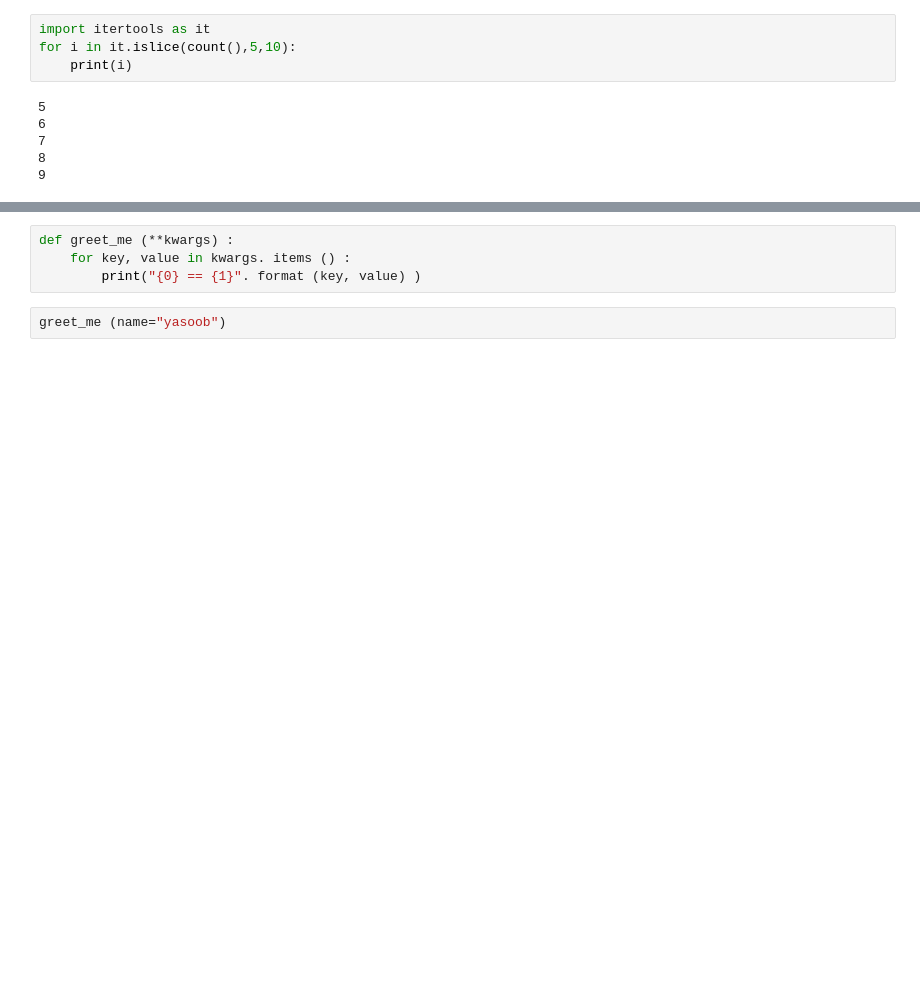
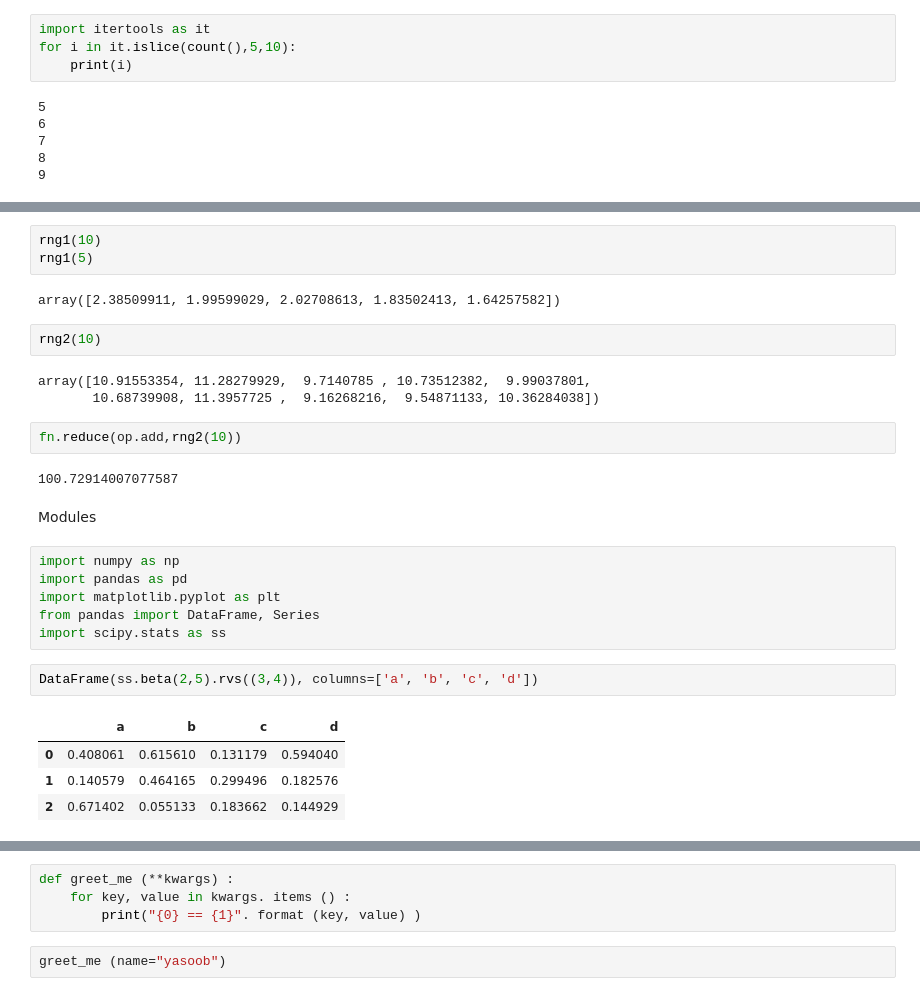
Before and after one commit to gitony0101/selfstudy, a Jupyter notebook: duke/functions.ipynb, the cells around one changed output, grey strips where cells are left out. Saved outputs shown, nothing was run; the diff lists cells and outputs as text; blank space fills up the shorter version.

```diff
--- a/duke/functions.ipynb
+++ b/duke/functions.ipynb
@@ -214,0 +246,29 @@ for i in it.islice(count(),5,10):
+# %%
+rng1(10)
+rng1(5)
+# %% [output]
+array([2.38509911, 1.99599029, 2.02708613, 1.83502413, 1.64257582])
+# %%
+rng2(10)
+# %% [output]
+array([10.91553354, 11.28279929,  9.7140785 , 10.73512382,  9.99037801,
+       10.68739908, 11.3957725 ,  9.16268216,  9.54871133, 10.36284038])
+# %%
+fn.reduce(op.add,rng2(10))
+# %% [output]
+100.72914007077587
+# %% [markdown]
+Modules
+# %%
+import numpy as np
+import pandas as pd
+import matplotlib.pyplot as plt
+from pandas import DataFrame, Series
+import scipy.stats as ss
+# %%
+DataFrame(ss.beta(2,5).rvs((3,4)), columns=['a', 'b', 'c', 'd'])
+# %% [output]
+|  | a | b | c | d |
+| 0 | 0.408061 | 0.615610 | 0.131179 | 0.594040 |
+| 1 | 0.140579 | 0.464165 | 0.299496 | 0.182576 |
+| 2 | 0.671402 | 0.055133 | 0.183662 | 0.144929 |
```
Also changed, not shown: parts of 14 cells of this notebook, 1 other file.
